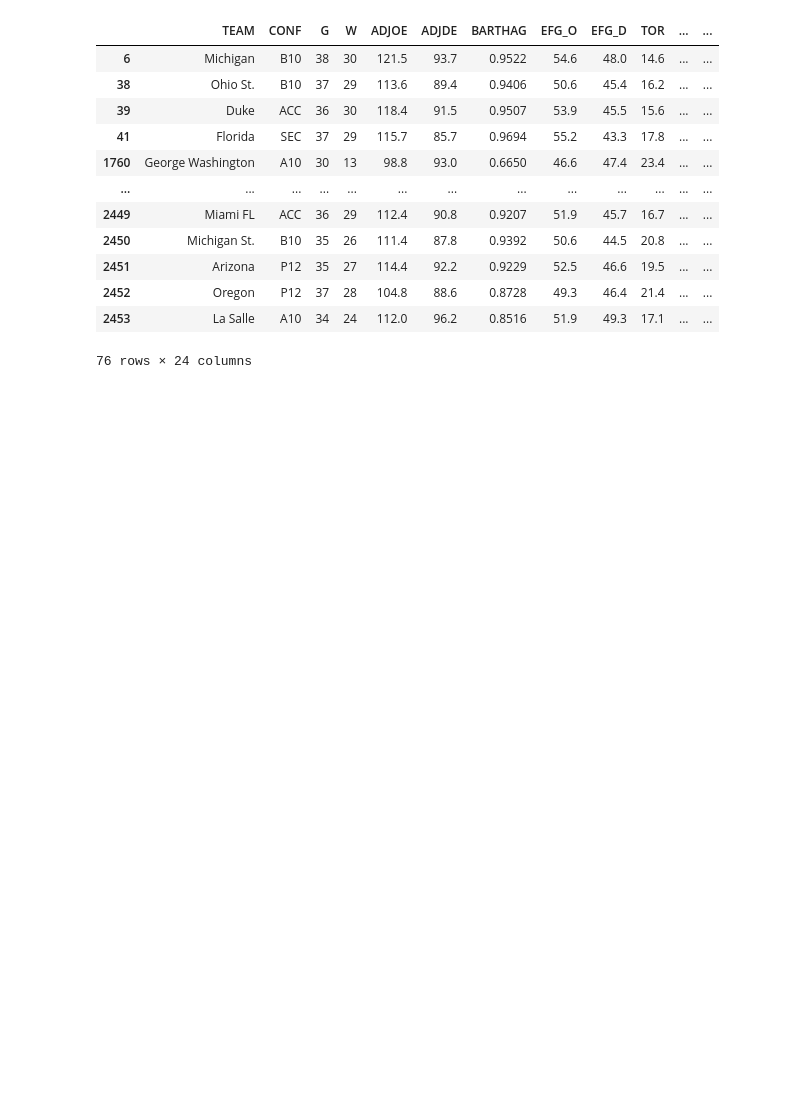
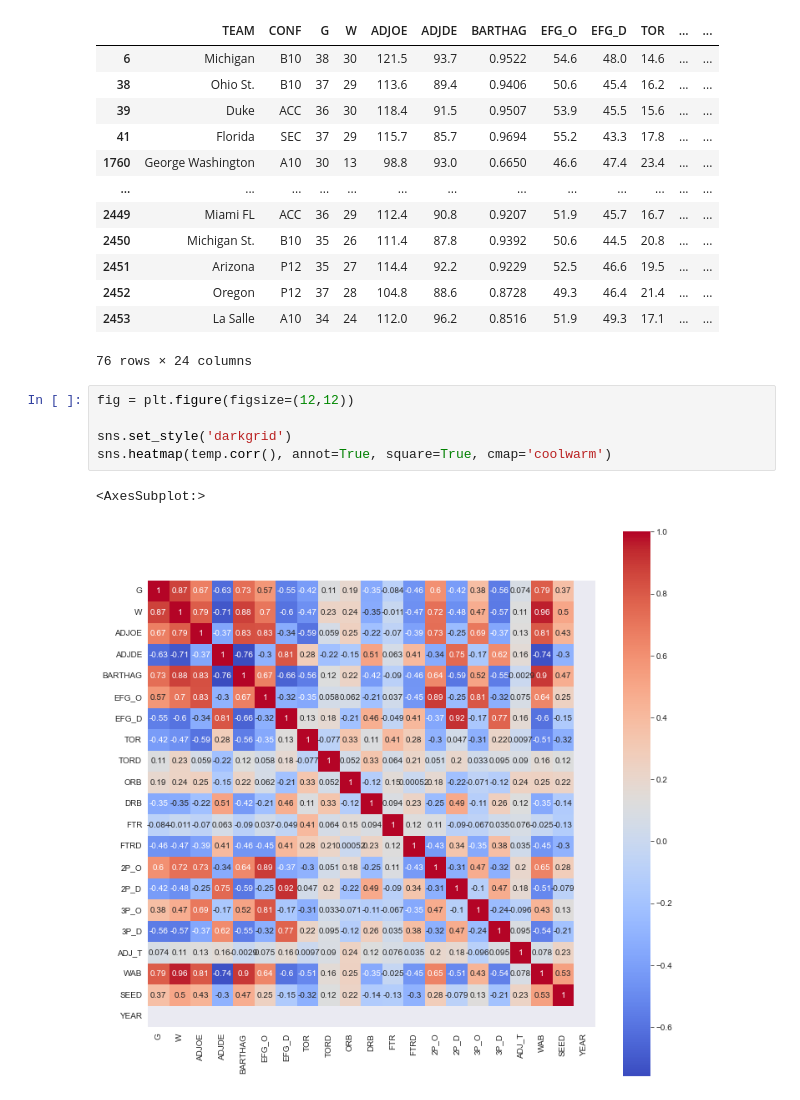
Before and after one commit to Blaine-Mason/DSCI470, a Jupyter notebook: Project-2/Project2.ipynb, the cells around one changed output. Drawn from its saved outputs; the diff is of its cells as text; blank space fills up the shorter version.

```diff
--- a/Project-2/Project2.ipynb
+++ b/Project-2/Project2.ipynb
@@ -82,3 +82,11 @@ temp
 | 2452 | Oregon | P12 | 37 | 28 | 104.8 | 88.6 | 0.8728 | 49.3 | 46.4 | 21.4 | ... | ... |
 | 2453 | La Salle | A10 | 34 | 24 | 112.0 | 96.2 | 0.8516 | 51.9 | 49.3 | 17.1 | ... | ... |
 76 rows × 24 columns
+# %%
+fig = plt.figure(figsize=(12,12))
+
+sns.set_style('darkgrid')
+sns.heatmap(temp.corr(), annot=True, square=True, cmap='coolwarm')
+# %% [output]
+<AxesSubplot:>
+[figure, added]
```
Also changed, not shown: parts of 1 cell of this notebook.
